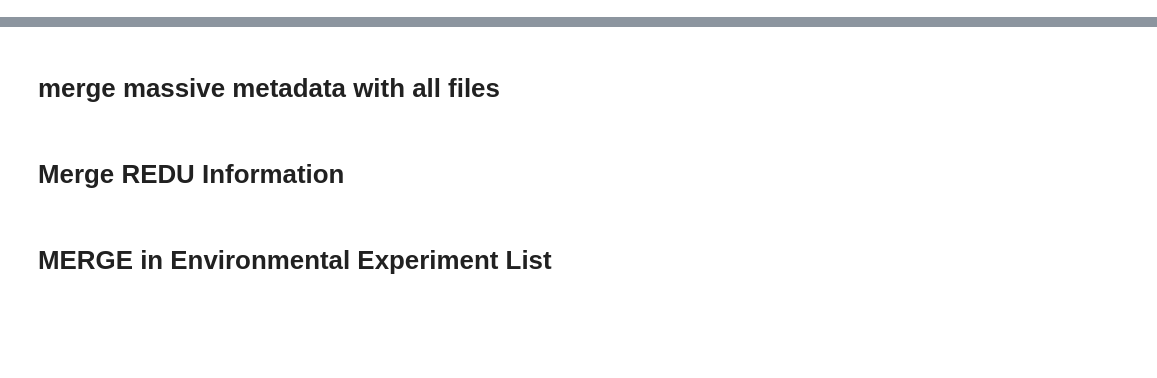
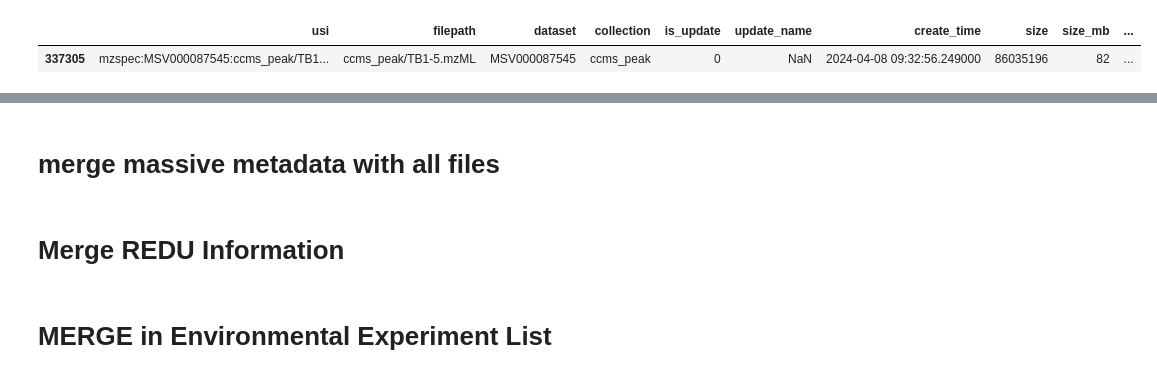
Before and after one commit to biorack/envnet, a Jupyter notebook: envnet/build/build_the_network.ipynb, the cells around one changed output, grey strips where cells are left out. Saved outputs shown, nothing was run; the diff lists cells and outputs as text; code cells hidden in the pictures; blank space fills up the shorter version.

```diff
--- a/envnet/build/build_the_network.ipynb
+++ b/envnet/build/build_the_network.ipynb
@@ -29,3 +37,14 @@ import blink
 pd.set_option('display.max_colwidth', None)
 # show more pandas columns
 pd.set_option('display.max_columns', 500)
+# %%
+metadata_folder = '/global/cfs/cdirs/metatlas/projects/carbon_network'
+ming_df = pd.read_csv(os.path.join(metadata_folder,'all_nonredundant_mri.tsv'),sep='\t')
+ming_df.head()
+my_id = 'MSV000087545'
+my_str = 'ccms_peak/TB1-5.'
+my_slice = ming_df[(ming_df['dataset'] == my_id) & (ming_df['filepath'].str.contains(my_str))]
+my_slice
+# %% [output]
+|  | usi | filepath | dataset | collection | is_update | update_name | create_time | size | size_mb | ... |
+| 337305 | mzspec:MSV000087545:ccms_peak/TB1... | ccms_peak/TB1-5.mzML | MSV000087545 | ccms_peak | 0 | NaN | 2024-04-08 09:32:56.249000 | 86035196 | 82 | ... |
```
Also changed, not shown: parts of 59 cells of this notebook, 10 other files.
